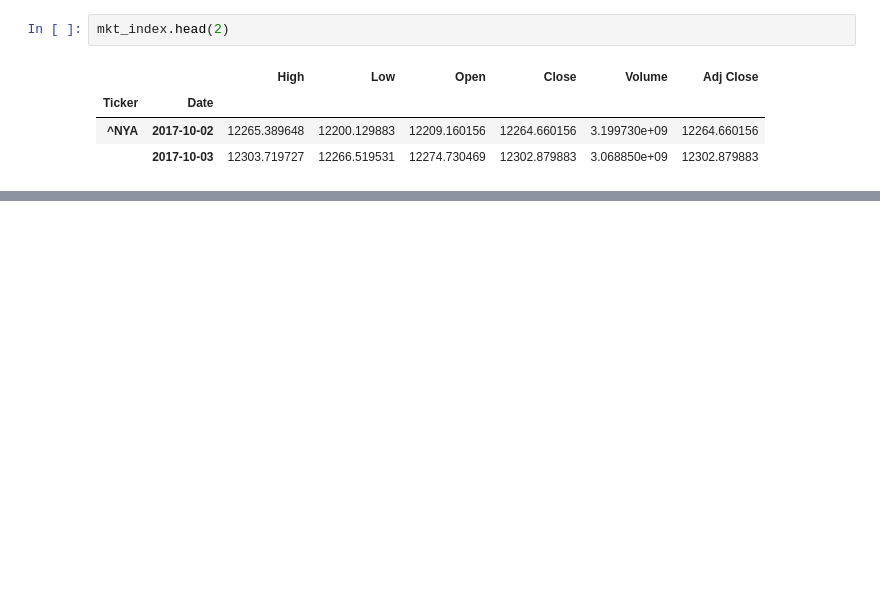
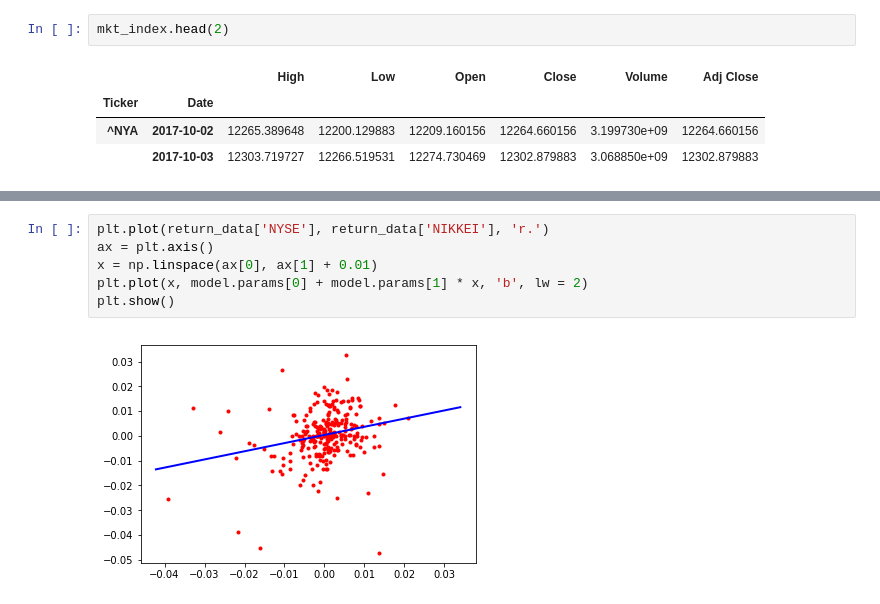
Before and after one commit to nick1itos/algothon2018, a Jupyter notebook: LICENSE.md/Mkt_Index.ipynb, the cells around one changed output, grey strips where cells are left out. Cells and saved outputs as stored; diff of their text form; blank space fills up the shorter version.

```diff
--- a/LICENSE.md/Mkt_Index.ipynb
+++ b/LICENSE.md/Mkt_Index.ipynb
@@ -43,0 +77,8 @@ return_data.head()
+# %%
+plt.plot(return_data['NYSE'], return_data['NIKKEI'], 'r.')
+ax = plt.axis()
+x = np.linspace(ax[0], ax[1] + 0.01)
+plt.plot(x, model.params[0] + model.params[1] * x, 'b', lw = 2)
+plt.show()
+# %% [output]
+[figure, added]
```
Also changed, not shown: parts of 13 cells of this notebook.
